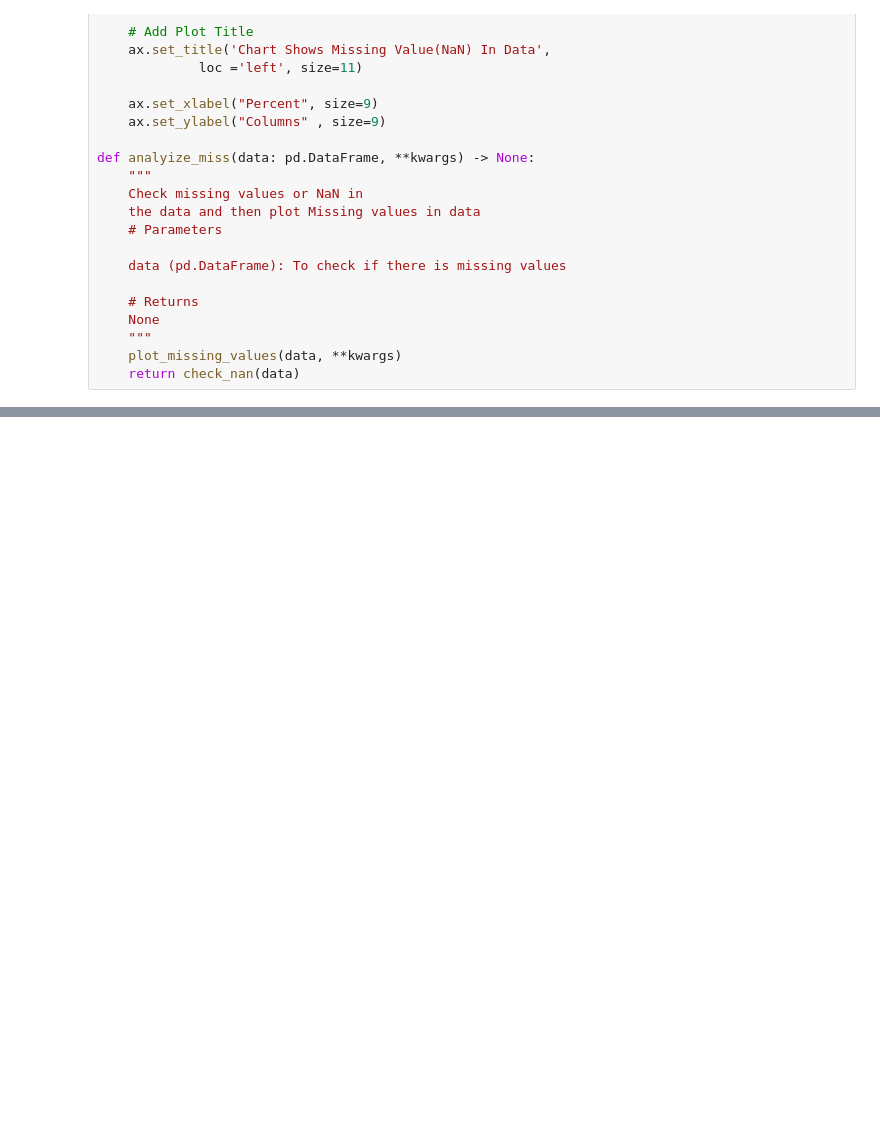
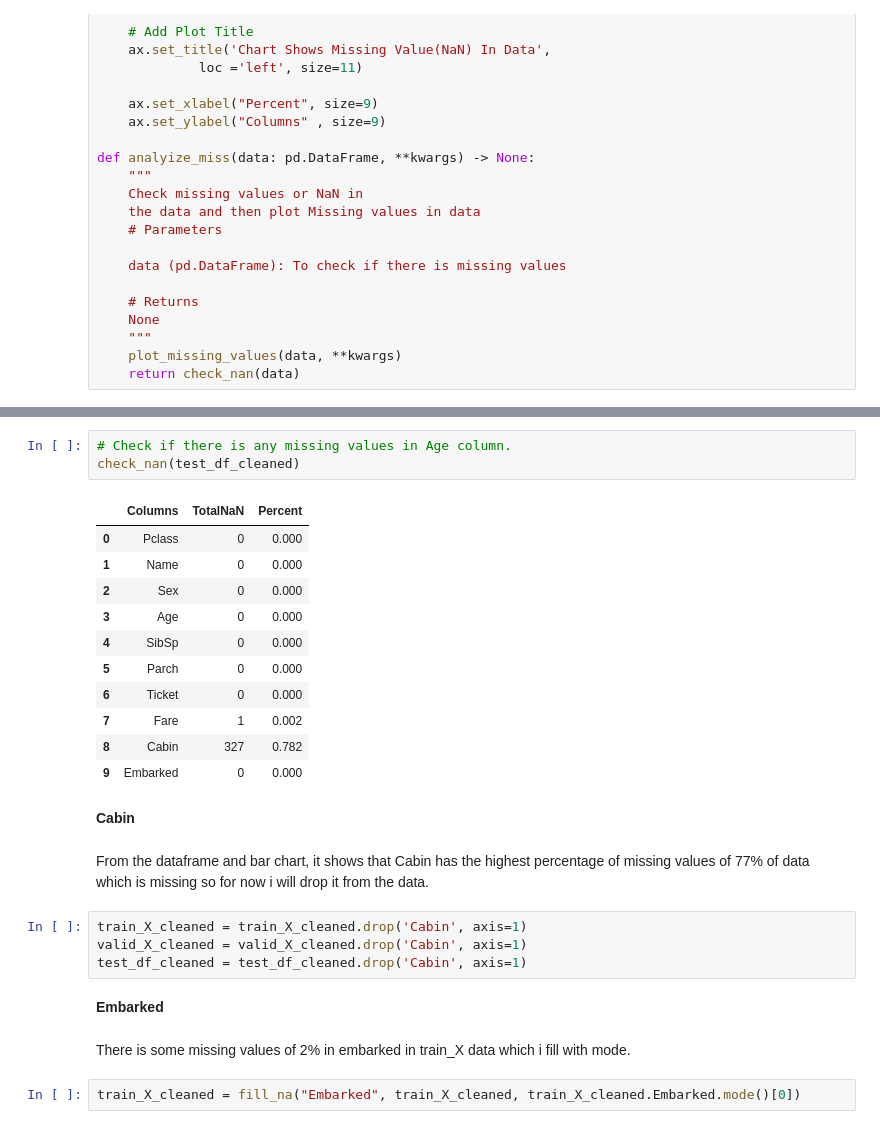
Before and after one commit to denis-spe/Titanic, a Jupyter notebook: Py/py_v1.ipynb, the cells around one changed output, grey strips where cells are left out. Drawn from its saved outputs; the diff is of its cells as text; blank space fills up the shorter version.

```diff
--- a/Py/py_v1.ipynb
+++ b/Py/py_v1.ipynb
@@ -561,0 +605,30 @@ analyize_miss(test_df)
+# %%
+# Check if there is any missing values in Age column.
+check_nan(test_df_cleaned)
+# %% [output]
+|  | Columns | TotalNaN | Percent |
+| 0 | Pclass | 0 | 0.000 |
+| 1 | Name | 0 | 0.000 |
+| 2 | Sex | 0 | 0.000 |
+| 3 | Age | 0 | 0.000 |
+| 4 | SibSp | 0 | 0.000 |
+| 5 | Parch | 0 | 0.000 |
+| 6 | Ticket | 0 | 0.000 |
+| 7 | Fare | 1 | 0.002 |
+| 8 | Cabin | 327 | 0.782 |
+| 9 | Embarked | 0 | 0.000 |
+# %% [markdown]
+**Cabin**
+# %% [markdown]
+From the dataframe and bar chart, it shows that Cabin has the highest percentage of missing values of 77% of data which is missing so
+for now i will drop it from the data.
+# %%
+train_X_cleaned = train_X_cleaned.drop('Cabin', axis=1)
+valid_X_cleaned = valid_X_cleaned.drop('Cabin', axis=1)
+test_df_cleaned = test_df_cleaned.drop('Cabin', axis=1)
+# %% [markdown]
+**Embarked**
+# %% [markdown]
+There is some missing values of 2% in embarked in train_X data which i fill with mode.
+# %%
+train_X_cleaned = fill_na("Embarked", train_X_cleaned, train_X_cleaned.Embarked.mode()[0])
```
Also changed, not shown: parts of 21 cells of this notebook, 1 other file.
